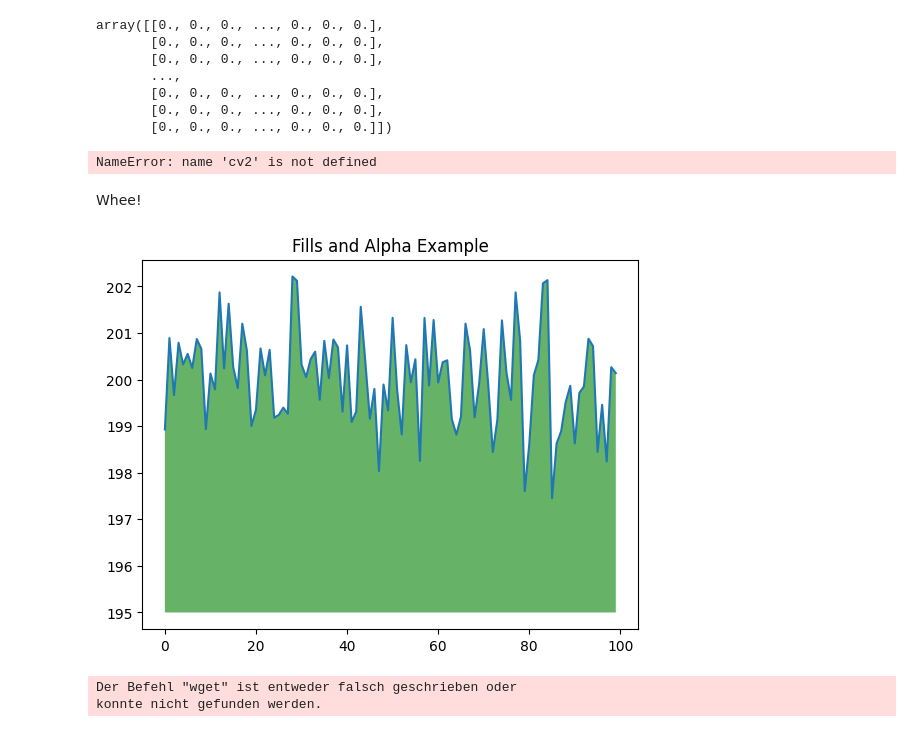
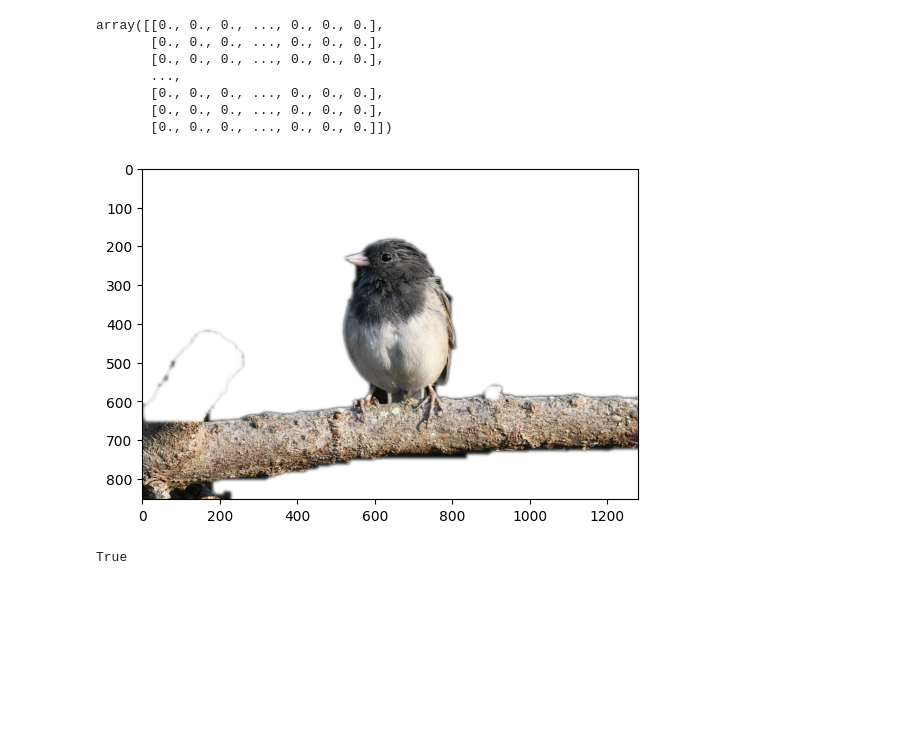
Before and after one commit to uol-mediaprocessing-2023-2024-classroom/project-line-art, a Jupyter notebook: dokumentary/TaleaResearch.ipynb, the cells around one changed output. Cells and saved outputs as stored; diff of their text form; code cells hidden in the pictures; blank space fills up the shorter version.

```diff
--- a/dokumentary/TaleaResearch.ipynb
+++ b/dokumentary/TaleaResearch.ipynb
@@ -13,9 +27,8 @@ MASK_ERODE_ITER = 10
 MASK_COLOR = (0.0,0.0,1.0) # In BGR format
 # %%
 #== Processing =======================================================================
-
 #-- Read image -----------------------------------------------------------------------
-img = img = io.imread('pictures/butterfly.jpg')
+img = img = io.imread('pictures/dark-eyed-junco.jpg')
 gray = cv2.cvtColor(img,cv2.COLOR_BGR2GRAY)
 # %%
 #-- Edge detection -------------------------------------------------------------------
@@ -71,39 +81,17 @@ cv2.imshow('img', masked)                                   # Display
 # %%
 # split image into channels
 c_red, c_green, c_blue = cv2.split(img)
 
 # merge with mask got on one of a previous steps
 img_a = cv2.merge((c_red, c_green, c_blue, mask.astype('float32') / 255.0))
 
 # show on screen (optional in jupiter)
 %matplotlib inline
 plt.imshow(img_a)
 plt.show()
 
 # save to disk
-cv2.imwrite('girl_1.png', img_a*255)
-
-# or the same using plt
-plt.imsave('girl_2.png', img_a)
+cv2.imwrite('picture.png', img_a)
 # %% [output]
+[figure, added]
-NameError: name 'cv2' is not defined
+True
-# %%
-%%html
-Whee!
-# %% [output]
-Whee!
-# %%
-
-import numpy as np
-from matplotlib import pyplot as plt
-
-ys = 200 + np.random.randn(100)
-x = [x for x in range(len(ys))]
-
-plt.plot(x, ys, '-')
-plt.fill_between(x, ys, 195, where=(ys > 195), facecolor='g', alpha=0.6)
-
-plt.title("Fills and Alpha Example")
-plt.show()
-# %% [output]
-[figure, removed]
@@ -116,7 +97,0 @@ from matplotlib import pyplot as plt
-# %%
-! wget -q https://raw.githubusercontent.com/svenschultze/mediaprocessing-notebooks/master/pictures/Lenna.png
-img = cv2.imread("Lenna.png")
-img
-# %% [output]
-Der Befehl "wget" ist entweder falsch geschrieben oder
-konnte nicht gefunden werden.
```
Also changed, not shown: parts of 8 cells of this notebook.
